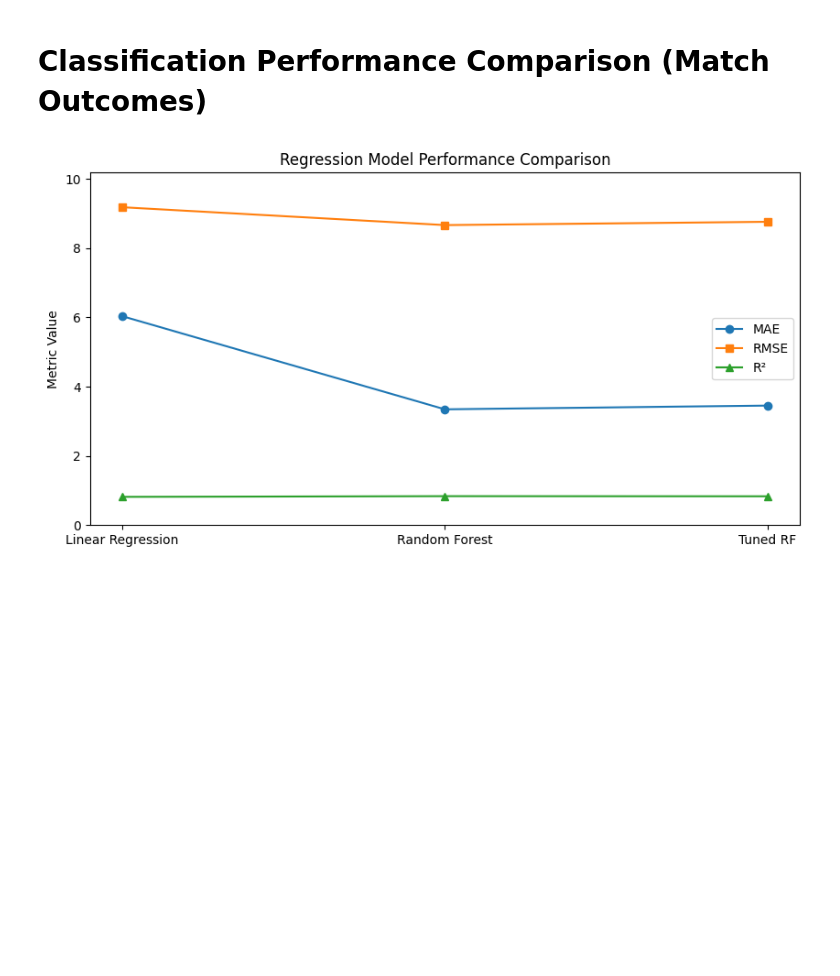
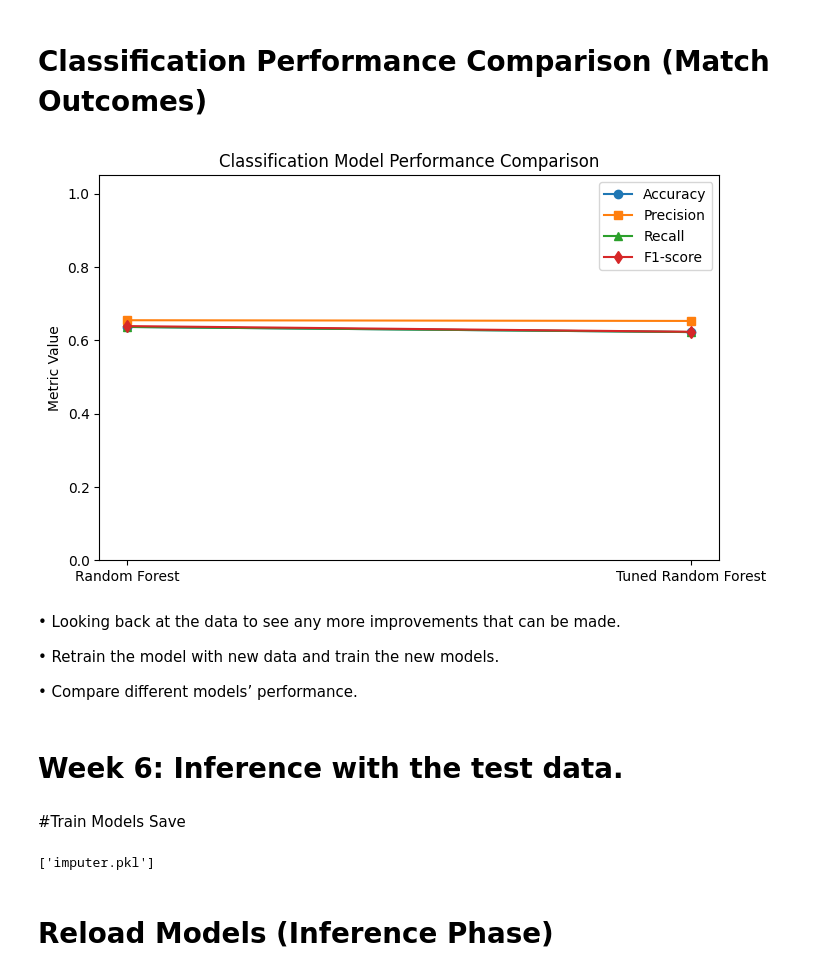
Before and after one commit to springboardmentor1979b-cmyk/ScoreSight---Predicting-EPL-Points-Tally-Top-Scorer, a Jupyter notebook: HitanshuEPLPrediction.ipynb, the cells around one changed output. Drawn from its saved outputs; the diff is of its cells as text; code cells hidden in the pictures; blank space fills up the shorter version.

```diff
--- a/HitanshuEPLPrediction.ipynb
+++ b/HitanshuEPLPrediction.ipynb
@@ -775,30 +801,74 @@ plt.show()
 # %% [markdown]
 # Classification Performance Comparison (Match Outcomes)
+# %%
+from sklearn.ensemble import RandomForestClassifier
+
+rf_model = RandomForestClassifier(random_state=42)
+rf_model.fit(X_train_clf, y_train_clf)
+y_pred_rf = rf_model.predict(X_test_clf)
+
+rf_tuned = RandomForestClassifier(
+    n_estimators=300,
+    max_depth=10,
+    min_samples_split=5,
+    random_state=42
+)
+rf_tuned.fit(X_train_clf, y_train_clf)
+y_pred_rf_tuned = rf_tuned.predict(X_test_clf)
 # %%
 import matplotlib.pyplot as plt
-from sklearn.metrics import mean_absolute_error, mean_squared_error, r2_score
-import numpy as np
+from sklearn.metrics import accuracy_score, precision_score, recall_score, f1_score
 
-# Regression models: Linear Regression, Random Forest, Tuned Random Forest
-models_reg = ['Linear Regression', 'Random Forest', 'Tuned RF']
+models_clf = ['Random Forest', 'Tuned Random Forest']
+y_pred_clf_list = [y_pred_rf, y_pred_rf_tuned]
 
-# Predictions
-y_pred_reg_list = [y_pred_reg, y_pred_rf, y_pred_rf_tuned]
+accuracy_values = [accuracy_score(y_test_clf, p) for p in y_pred_clf_list]
+precision_values = [precision_score(y_test_clf, p, average='weighted') for p in y_pred_clf_list]
+recall_values = [recall_score(y_test_clf, p, average='weighted') for p in y_pred_clf_list]
+f1_values = [f1_score(y_test_clf, p, average='weighted') for p in y_pred_clf_list]
 
-# Compute metrics
-mae_values = [mean_absolute_error(y_test_reg, pred) for pred in y_pred_reg_list]
-rmse_values = [np.sqrt(mean_squared_error(y_test_reg, pred)) for pred in y_pred_reg_list]
-r2_values = [r2_score(y_test_reg, pred) for pred in y_pred_reg_list]
+plt.figure(figsize=(8,5))
+plt.plot(models_clf, accuracy_values, marker='o', label='Accuracy')
+plt.plot(models_clf, precision_values, marker='s', label='Precision')
+plt.plot(models_clf, recall_values, marker='^', label='Recall')
+plt.plot(models_clf, f1_values, marker='d', label='F1-score')
 
-# Plot metrics
-plt.figure(figsize=(10,5))
-plt.plot(models_reg, mae_values, marker='o', label='MAE')
-plt.plot(models_reg, rmse_values, marker='s', label='RMSE')
-plt.plot(models_reg, r2_values, marker='^', label='R²')
-plt.title('Regression Model Performance Comparison')
+plt.title('Classification Model Performance Comparison')
 plt.ylabel('Metric Value')
-plt.ylim(0, max(max(mae_values), max(rmse_values), max(r2_values)) + 1)
+plt.ylim(0, 1.05)
 plt.legend()
 plt.show()
 # %% [output]
-[figure, old version]
+[figure, new version]
+# %% [markdown]
+• Looking back at the data to see any more improvements that can be made.
+
+• Retrain the model with new data and train the new models.
+
+• Compare different models’ performance.
+# %% [markdown]
+# Week 6: Inference with the test data.
+# %% [markdown]
+#Train Models Save
+# %%
+from sklearn.linear_model import LogisticRegression, LinearRegression
+from sklearn.metrics import accuracy_score, classification_report, mean_squared_error
+import joblib
+
+# Classification model
+clf_model = LogisticRegression(max_iter=5000)
+clf_model.fit(X_train_clf, y_train_clf)
+
+# Regression model
+reg_model = LinearRegression()
+reg_model.fit(X_train_reg, y_train_reg)
+
+# Save models
+joblib.dump(clf_model, "match_outcome_model.pkl")
+joblib.dump(reg_model, "player_performance_model.pkl")
+joblib.dump(le, "label_encoder.pkl")
+joblib.dump(imputer, "imputer.pkl")
+# %% [output]
+['imputer.pkl']
+# %% [markdown]
+# Reload Models (Inference Phase)
```
Also changed, not shown: parts of 44 cells of this notebook.
